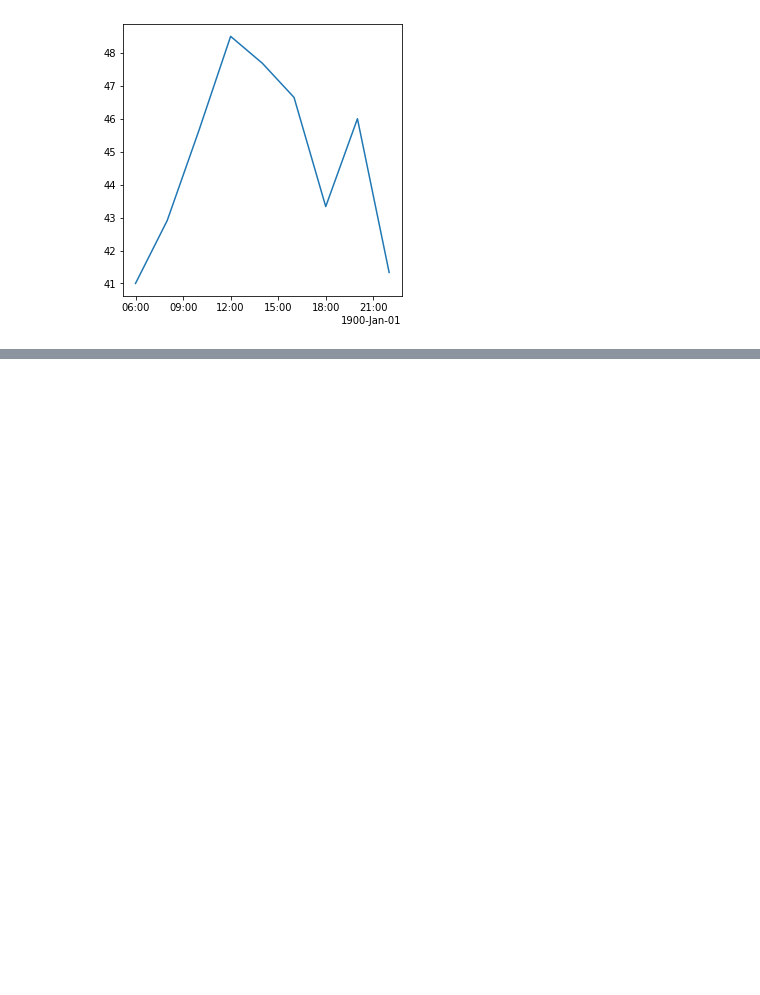
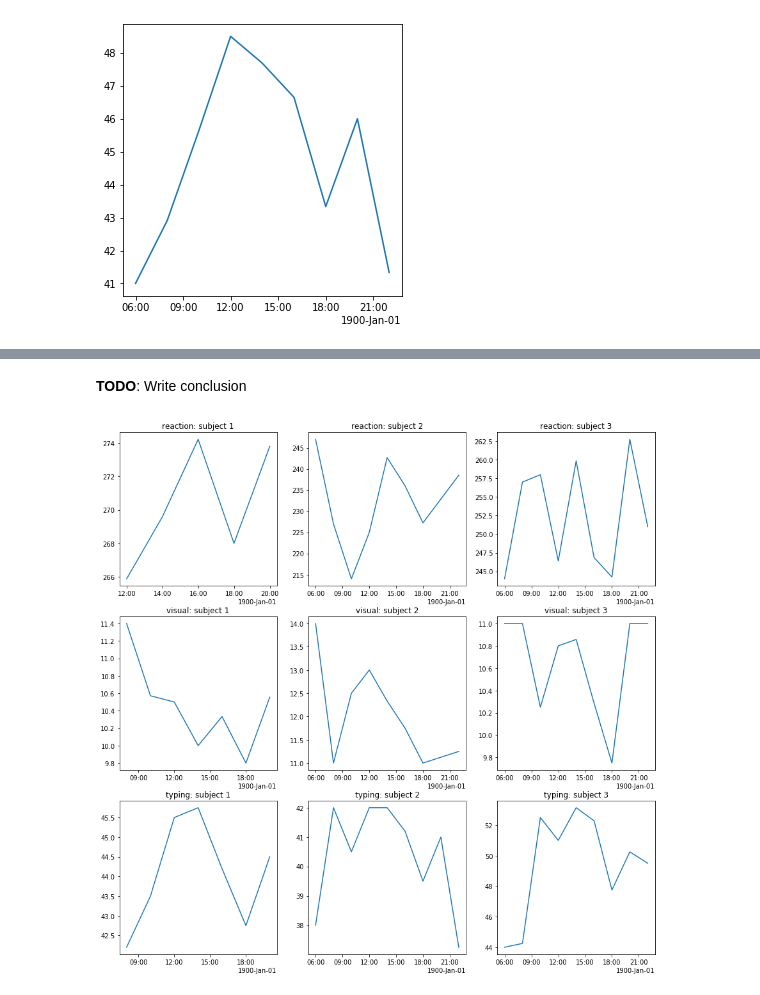
Before and after one commit to kaareltinn/icns-project, a Jupyter notebook: project.ipynb, the cells around one changed output, grey strips where cells are left out. Cells and saved outputs as stored; diff of their text form; code cells hidden in the pictures; blank space fills up the shorter version.

Commit message:
Add comparison of subjects section

```diff
--- a/project.ipynb
+++ b/project.ipynb
@@ -266,0 +386,22 @@ plt.show()
+# %% [markdown]
+**TODO**: Write conclusion
+# %%
+fig, axs = plt.subplots(3, 3, figsize=(15, 15))
+
+for i, (test_type, ax) in enumerate(zip(np.repeat(['reaction', 'visual', 'typing'], 3), itertools.chain(*axs))):
+    index = i % 3
+    d = total_data[test_type][index]
+    dfc = d.copy(deep=True)
+    dfc.set_index(dfc['datetime'], inplace=True)
+    dfc = dfc.loc['2019-11-18':'2019-11-22']
+    dfc['time'] = dfc.apply(lambda x: datetime.strptime(x.Timestamp, '%H:%M'), axis=1)
+    dfc.set_index(dfc['time'], inplace=True)
+    dfs = dfc.resample('2H').mean().dropna()
+    ax.plot(dfs.index, dfs.result)
+    set_concise_formatter(ax)
+    ax.set_title(test_type + ": subject " + str(index + 1))
+    # TODO: Add axises and plot titles
+
+plt.show()
+# %% [output]
+[figure, added]
```
Also changed, not shown: parts of 9 cells of this notebook.
